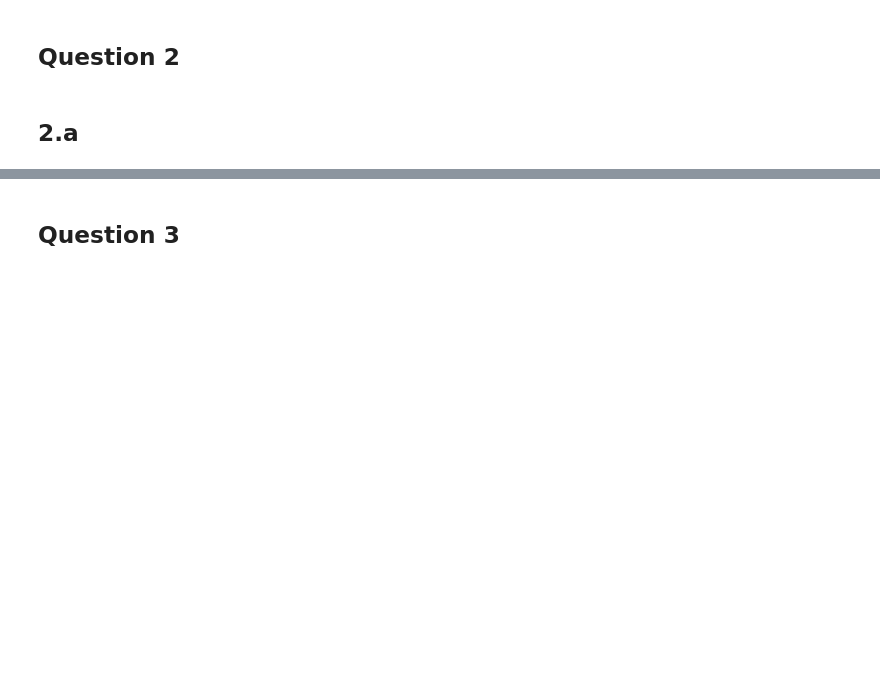
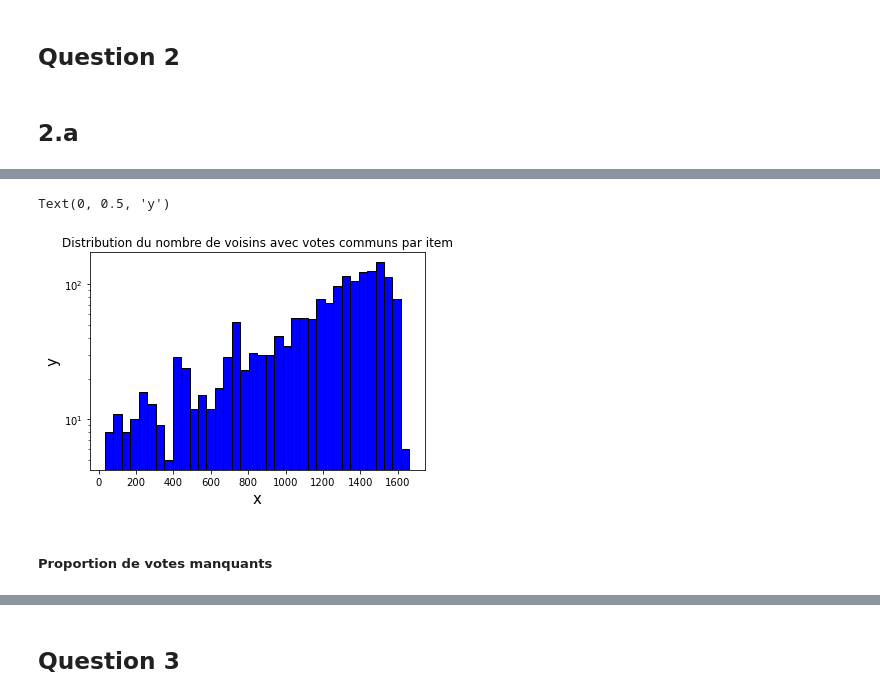
Before and after one commit to clementbernardd/LOG6308, a Jupyter notebook: TP1_groupe7.ipynb, the cells around one changed output, grey strips where cells are left out. Drawn from its saved outputs; the diff is of its cells as text; code cells hidden in the pictures; blank space fills up the shorter version.

```diff
--- a/TP1_groupe7.ipynb
+++ b/TP1_groupe7.ipynb
@@ -366,0 +463,4 @@ sim_mat
+# %%
+neigh_with_com_votes = (def_sim != 0).sum(axis=1)
+#neigh_with_com_votes = (def_sim > 0).count(axis=1)
+print(neigh_with_com_votes)
@@ -366,0 +480,12 @@ sim_mat
+# %%
+# !!!!!!!!!!!! le diagramme n'est pas bon
+plt.hist(neigh_with_com_votes, color = 'blue', edgecolor = 'black', bins = int(180/5), log=True)
+# Add labels
+plt.title('Distribution du nombre de voisins avec votes communs par item')
+plt.xlabel('x',fontsize=15)
+plt.ylabel('y',fontsize=15)
+# %% [output]
+Text(0, 0.5, 'y')
+[figure, added]
+# %% [markdown]
+##### Proportion de votes manquants
```
Also changed, not shown: parts of 37 cells of this notebook.
